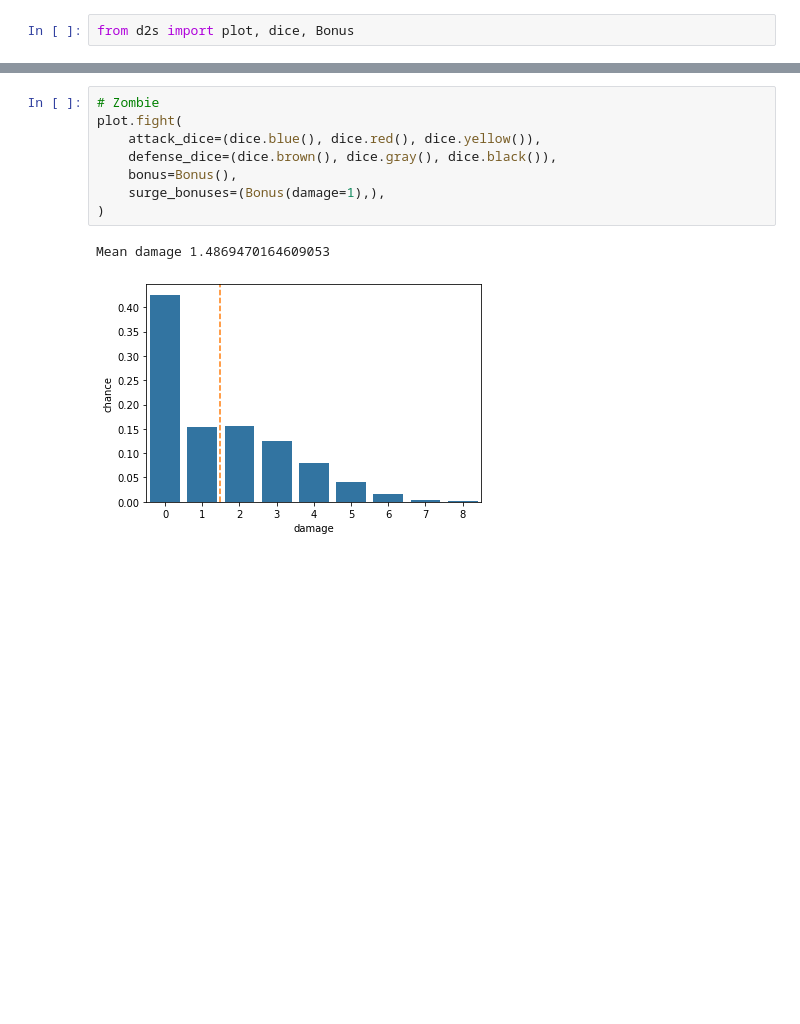
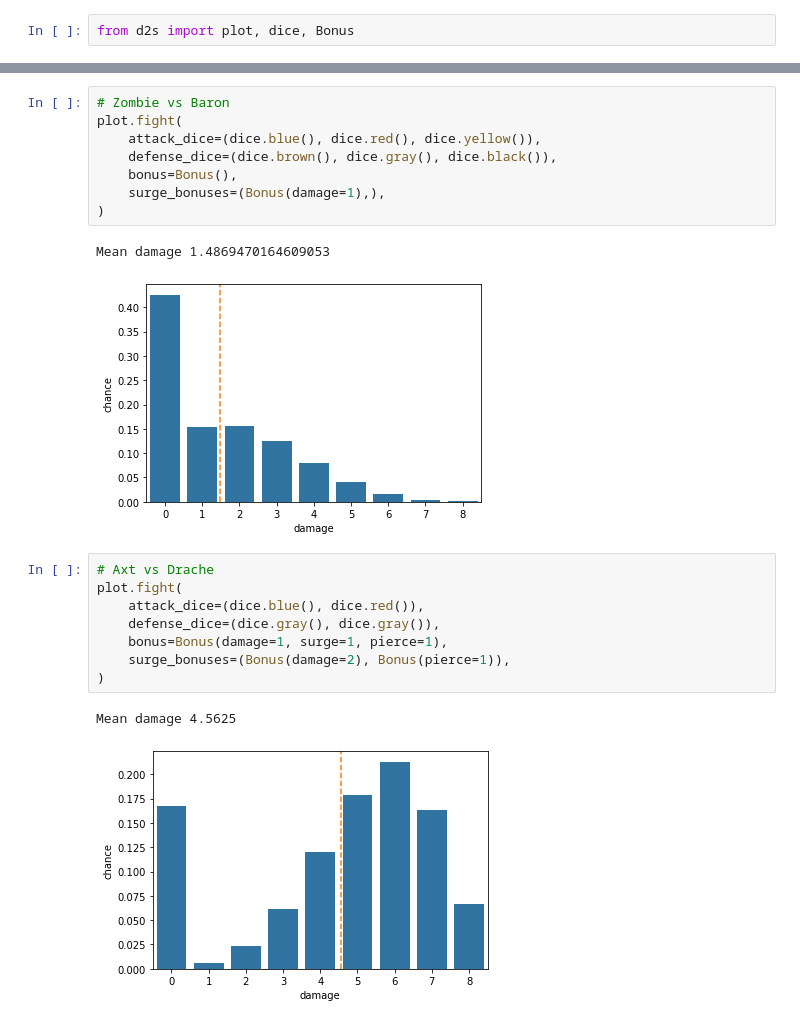
Before and after one commit to Zulan/descent2-sim, a Jupyter notebook: notebooks/test.ipynb, the cells around one changed output, grey strips where cells are left out. Drawn from its saved outputs; the diff is of its cells as text; blank space fills up the shorter version.

```diff
--- a/notebooks/test.ipynb
+++ b/notebooks/test.ipynb
@@ -29,7 +29,7 @@ plot.fight(
 Mean damage 2.0261488340192044
 [figure]
 # %%
-# Zombie
+# Zombie vs Baron
 plot.fight(
     attack_dice=(dice.blue(), dice.red(), dice.yellow()),
     defense_dice=(dice.brown(), dice.gray(), dice.black()),
@@ -39,3 +39,14 @@ plot.fight(
 # %% [output]
 Mean damage 1.4869470164609053
 [figure]
+# %%
+# Axt vs Drache
+plot.fight(
+    attack_dice=(dice.blue(), dice.red()),
+    defense_dice=(dice.gray(), dice.gray()),
+    bonus=Bonus(damage=1, surge=1, pierce=1),
+    surge_bonuses=(Bonus(damage=2), Bonus(pierce=1)),
+)
+# %% [output]
+Mean damage 4.5625
+[figure, added]
```
Also changed, not shown: parts of 2 cells of this notebook.
